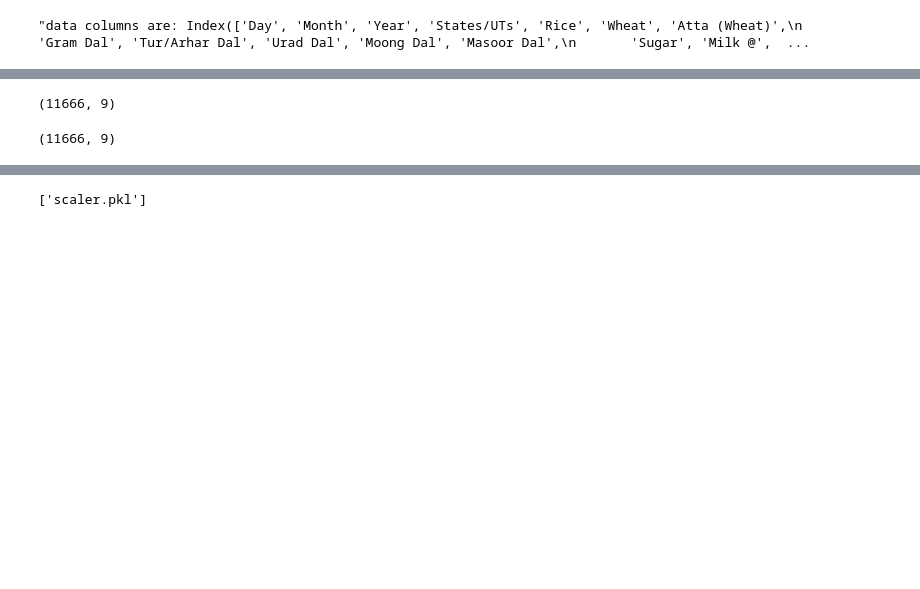
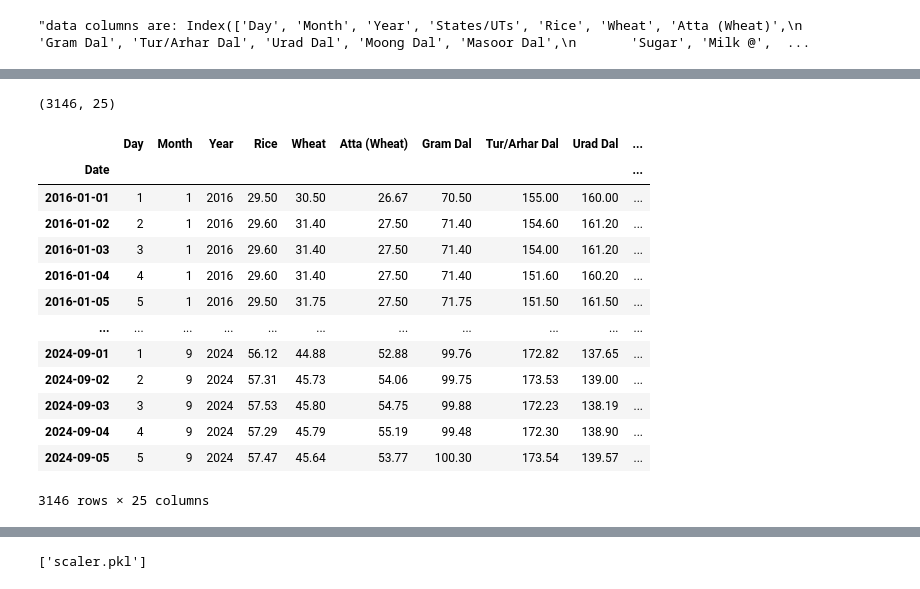
Before and after one commit to gkrishna247/AgriCastV01, a Jupyter notebook: model_ptype_01.ipynb, the cells around one changed output, grey strips where cells are left out. Cells and saved outputs as stored; diff of their text form; code cells hidden in the pictures; blank space fills up the shorter version.

```diff
--- a/model_ptype_01.ipynb
+++ b/model_ptype_01.ipynb
@@ -19,4 +19,4 @@ from tensorflow.keras.layers import LSTM, Dense
 "data columns are: Index(['Day', 'Month', 'Year', 'States/UTs', 'Rice', 'Wheat', 'Atta (Wheat)',\n       'Gram Dal', 'Tur/Arhar Dal', 'Urad Dal', 'Moong Dal', 'Masoor Dal',\n       'Sugar', 'Milk @',  ...
 # %%
 # Load the data from the CSV file
-df = pd.read_csv(r"data\cleansing\filled\data.csv")
+df = pd.read_csv(r"data\cleansing\filled\newdata.csv")
@@ -23,15 +39,30 @@ df = pd.read_csv(r"data\cleansing\filled\data.csv")
 # %%
 print(df.shape)
 # %% [output]
-(11666, 9)
+(3146, 25)
 # %%
 df=df[df['Year']>2022]
 print(df.shape)
-# %% [output]
-(11666, 9)
 # %%
 # Convert date columns to a datetime object
 df['Date'] = pd.to_datetime(df[['Day', 'Month', 'Year']])
 df.set_index('Date', inplace=True)
+# %%
+df
+# %% [output]
+|  | Day | Month | Year | Rice | Wheat | Atta (Wheat) | Gram Dal | Tur/Arhar Dal | Urad Dal | ... |
+| Date |  |  |  |  |  |  |  |  |  | ... |
+| 2016-01-01 | 1 | 1 | 2016 | 29.50 | 30.50 | 26.67 | 70.50 | 155.00 | 160.00 | ... |
+| 2016-01-02 | 2 | 1 | 2016 | 29.60 | 31.40 | 27.50 | 71.40 | 154.60 | 161.20 | ... |
+| 2016-01-03 | 3 | 1 | 2016 | 29.60 | 31.40 | 27.50 | 71.40 | 154.00 | 161.20 | ... |
+| 2016-01-04 | 4 | 1 | 2016 | 29.60 | 31.40 | 27.50 | 71.40 | 151.60 | 160.20 | ... |
+| 2016-01-05 | 5 | 1 | 2016 | 29.50 | 31.75 | 27.50 | 71.75 | 151.50 | 161.50 | ... |
+| ... | ... | ... | ... | ... | ... | ... | ... | ... | ... | ... |
+| 2024-09-01 | 1 | 9 | 2024 | 56.12 | 44.88 | 52.88 | 99.76 | 172.82 | 137.65 | ... |
+| 2024-09-02 | 2 | 9 | 2024 | 57.31 | 45.73 | 54.06 | 99.75 | 173.53 | 139.00 | ... |
+| 2024-09-03 | 3 | 9 | 2024 | 57.53 | 45.80 | 54.75 | 99.88 | 172.23 | 138.19 | ... |
+| 2024-09-04 | 4 | 9 | 2024 | 57.29 | 45.79 | 55.19 | 99.48 | 172.30 | 138.90 | ... |
+| 2024-09-05 | 5 | 9 | 2024 | 57.47 | 45.64 | 53.77 | 100.30 | 173.54 | 139.57 | ... |
+3146 rows × 25 columns
 # %%
 # Select the crops for prediction
```
Also changed, not shown: parts of 20 cells of this notebook, 3 other files.
